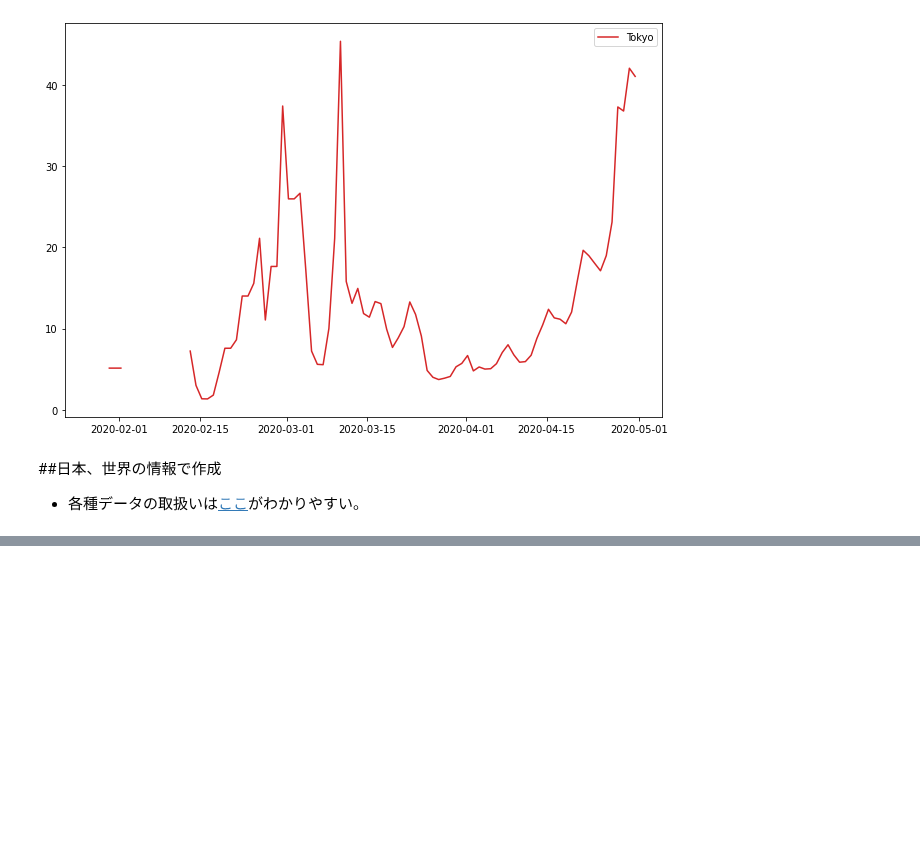
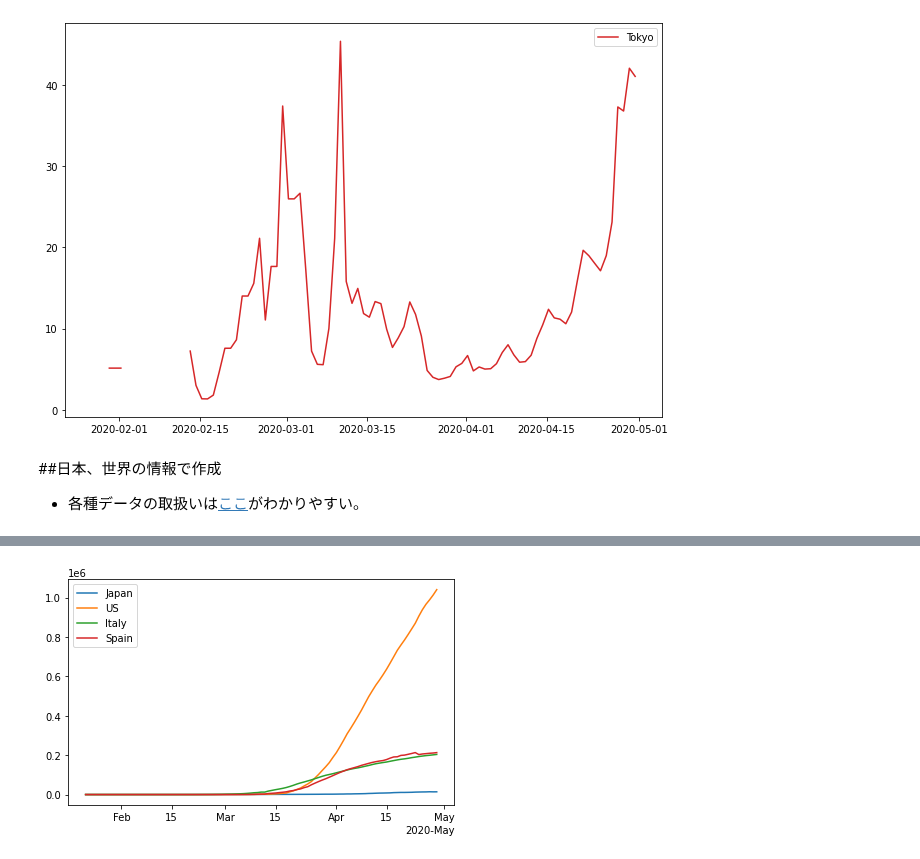
Before and after one commit to pekopeko1/covid-19, a Jupyter notebook: covid_19.ipynb, the cells around one changed output, grey strips where cells are left out. Cells and saved outputs as stored; diff of their text form; code cells hidden in the pictures; blank space fills up the shorter version.

```diff
--- a/covid_19.ipynb
+++ b/covid_19.ipynb
@@ -142,5 +156,8 @@ from dateutil.parser import parse
 df = pd.read_csv('time_series_covid19_confirmed_global.csv')
 
 g_datedata = [parse(i) for i in df.columns[4:]]
-#g_c_data = [df.groupby('Country/Region')[i].sum() for i in df.columns[4:]]
-g_c_data = [df.groupby('Country/Region')[i].sum() for i in df.columns[4:]]
+jp_c_data = df[df['Country/Region'] == 'Japan'].T[4:]
+us_c_data = df[df['Country/Region'] == 'US'].T[4:]
+it_c_data = df[df['Country/Region'] == 'Italy'].T[4:]
+es_c_data = df[df['Country/Region'] == 'Spain'].T[4:]
+kr_c_data = df[df['Country/Region'] == 'Korea, South'].T[4:]
@@ -164,0 +164,16 @@ fig.savefig('COVID-csse.svg', bbox_inches="tight")
+# %%
+locator = mdates.AutoDateLocator()
+formatter = mdates.ConciseDateFormatter(locator)
+
+fig, ax = plt.subplots()
+ax.xaxis.set_major_locator(locator)
+ax.xaxis.set_major_formatter(formatter)
+ax.plot(g_datedata, jp_c_data, label='Japan')
+ax.plot(g_datedata, us_c_data, label='US')
+ax.plot(g_datedata, it_c_data, label='Italy')
+ax.plot(g_datedata, es_c_data, label='Spain')
+ax.legend()
+
+fig.tight_layout()
+# %% [output]
+[figure, added]
```
Also changed, not shown: parts of 5 cells of this notebook.
